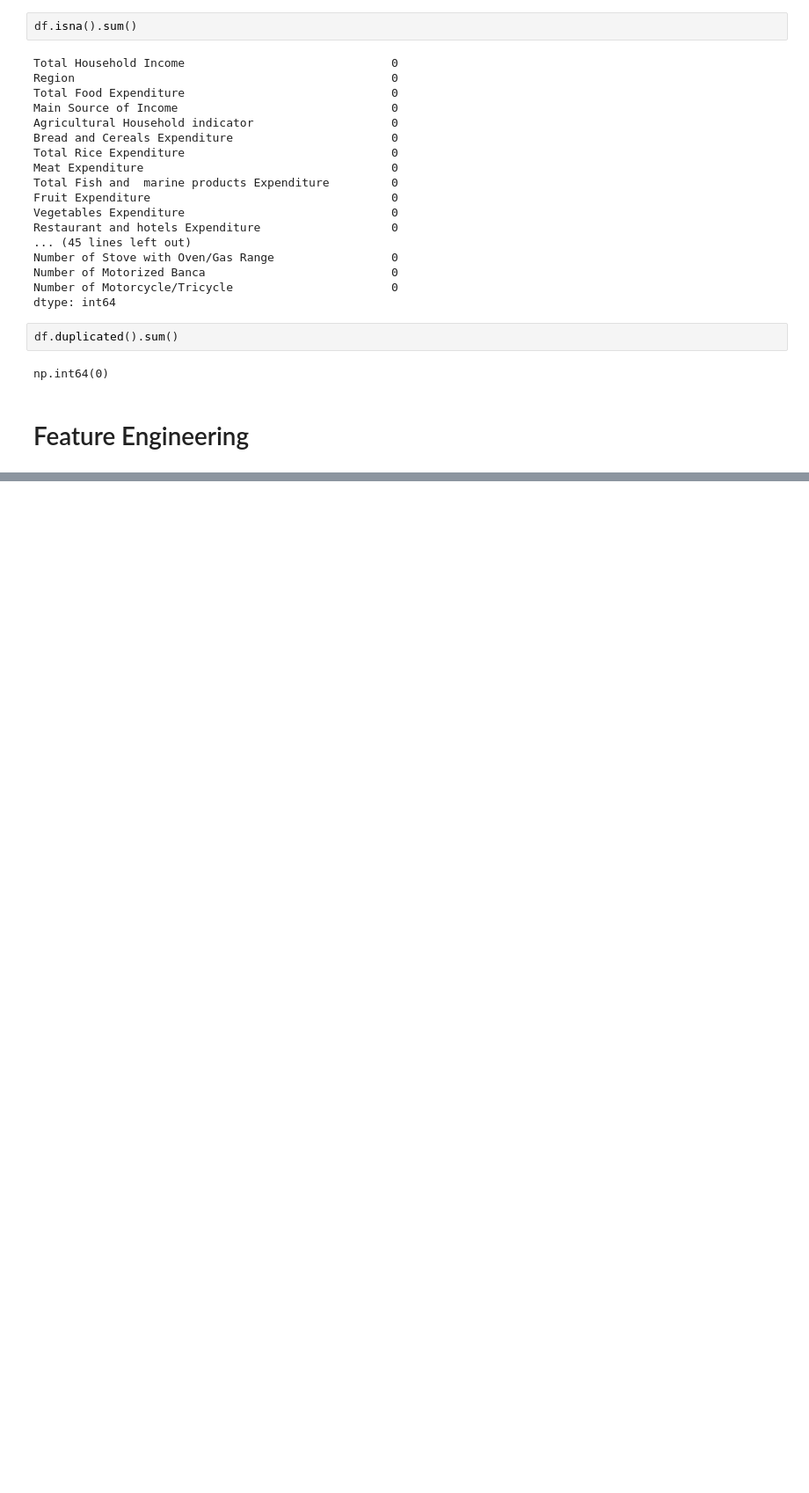
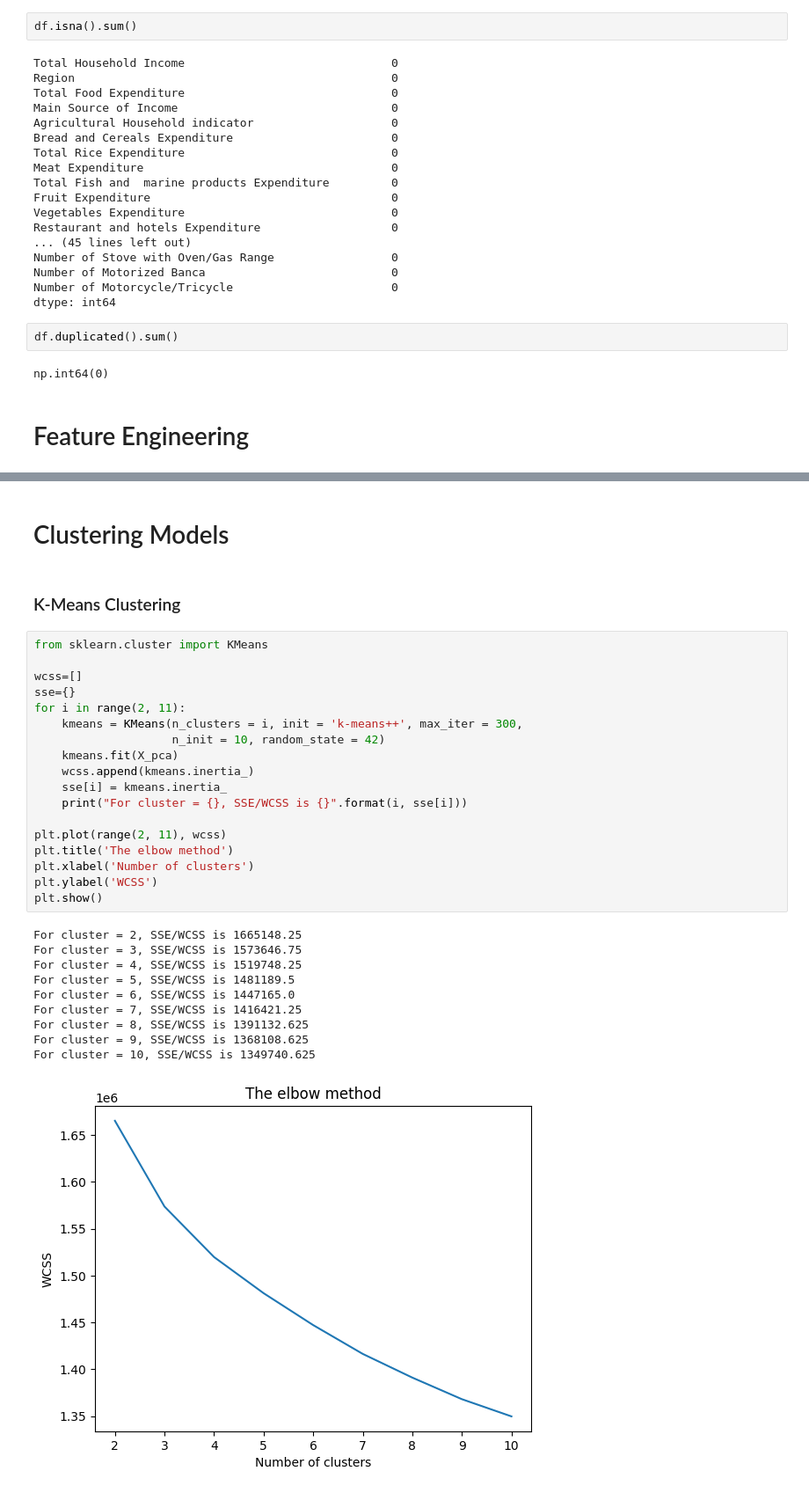
Before and after one commit to machiwao/CCADMACL_PROJECT_COM222, a Jupyter notebook: CCADMACL_Project_Implementation.ipynb, the cells around one changed output, grey strips where cells are left out. Shown at 88% size. Saved outputs shown, nothing was run; the diff lists cells and outputs as text; blank space fills up the shorter version.

```diff
--- a/CCADMACL_Project_Implementation.ipynb
+++ b/CCADMACL_Project_Implementation.ipynb
@@ -106,0 +282,33 @@ KeyError: 'Total Income'
+# %% [markdown]
+# Clustering Models
+# %% [markdown]
+### K-Means Clustering
+# %%
+from sklearn.cluster import KMeans
+
+wcss=[]
+sse={}
+for i in range(2, 11):
+    kmeans = KMeans(n_clusters = i, init = 'k-means++', max_iter = 300,
+                    n_init = 10, random_state = 42)
+    kmeans.fit(X_pca)
+    wcss.append(kmeans.inertia_)
+    sse[i] = kmeans.inertia_
+    print("For cluster = {}, SSE/WCSS is {}".format(i, sse[i]))
+
+plt.plot(range(2, 11), wcss)
+plt.title('The elbow method')
+plt.xlabel('Number of clusters')
+plt.ylabel('WCSS')
+plt.show()
+# %% [output]
+For cluster = 2, SSE/WCSS is 1665148.25
+For cluster = 3, SSE/WCSS is 1573646.75
+For cluster = 4, SSE/WCSS is 1519748.25
+For cluster = 5, SSE/WCSS is 1481189.5
+For cluster = 6, SSE/WCSS is 1447165.0
+For cluster = 7, SSE/WCSS is 1416421.25
+For cluster = 8, SSE/WCSS is 1391132.625
+For cluster = 9, SSE/WCSS is 1368108.625
+For cluster = 10, SSE/WCSS is 1349740.625
+[figure, added]
```
Also changed, not shown: parts of 24 cells of this notebook.
